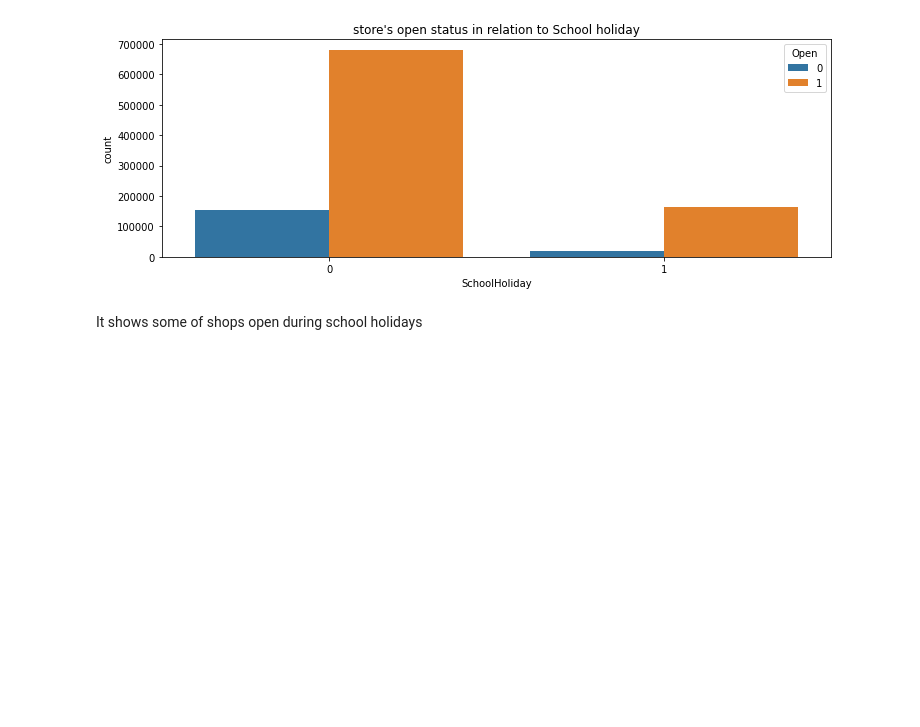
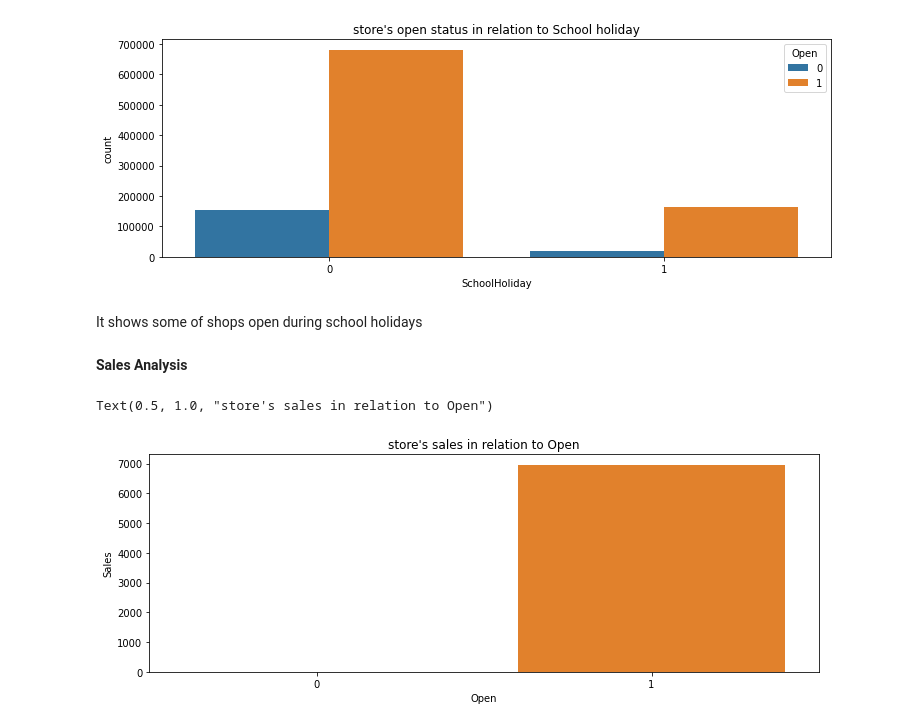
Before and after one commit to vak1997/Rossmann-Sales-Prediction, a Jupyter notebook: Rossmann_Sales_Prediction_Capstone_Project_2.ipynb, the cells around one changed output. Drawn from its saved outputs; the diff is of its cells as text; code cells hidden in the pictures; blank space fills up the shorter version.

```diff
--- a/Rossmann_Sales_Prediction_Capstone_Project_2.ipynb
+++ b/Rossmann_Sales_Prediction_Capstone_Project_2.ipynb
@@ -374,3 +374,14 @@ Text(0.5, 1.0, "store's open status in relation to School holiday")
 [figure]
 # %% [markdown]
 It shows some of shops open during school holidays
+# %% [markdown]
+**Sales Analysis**
+# %%
+#let's explore open in relation to Sales
+fig, (axis1) = plt.subplots(1,1,figsize=(12,4))
+# plot count plot for Open Vs Sales
+sns.barplot(y='Sales',x='Open', data=ross_df, ax=axis1)
+plt.title("store's sales in relation to Open")
+# %% [output]
+Text(0.5, 1.0, "store's sales in relation to Open")
+[figure, added]
```
Also changed, not shown: parts of 15 cells of this notebook.
